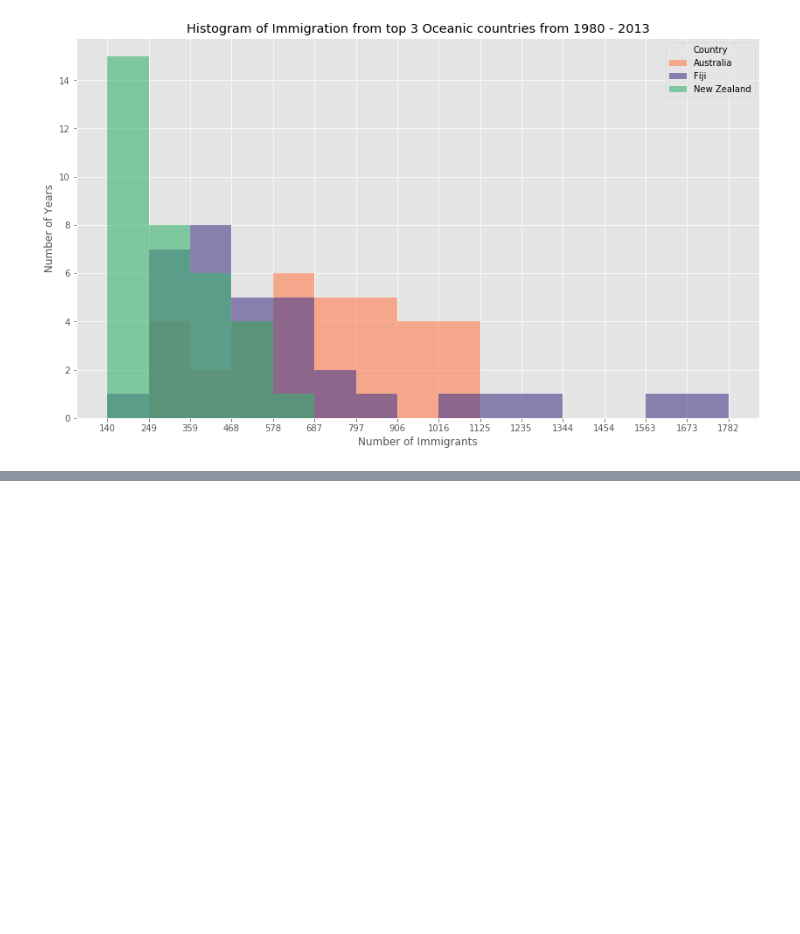
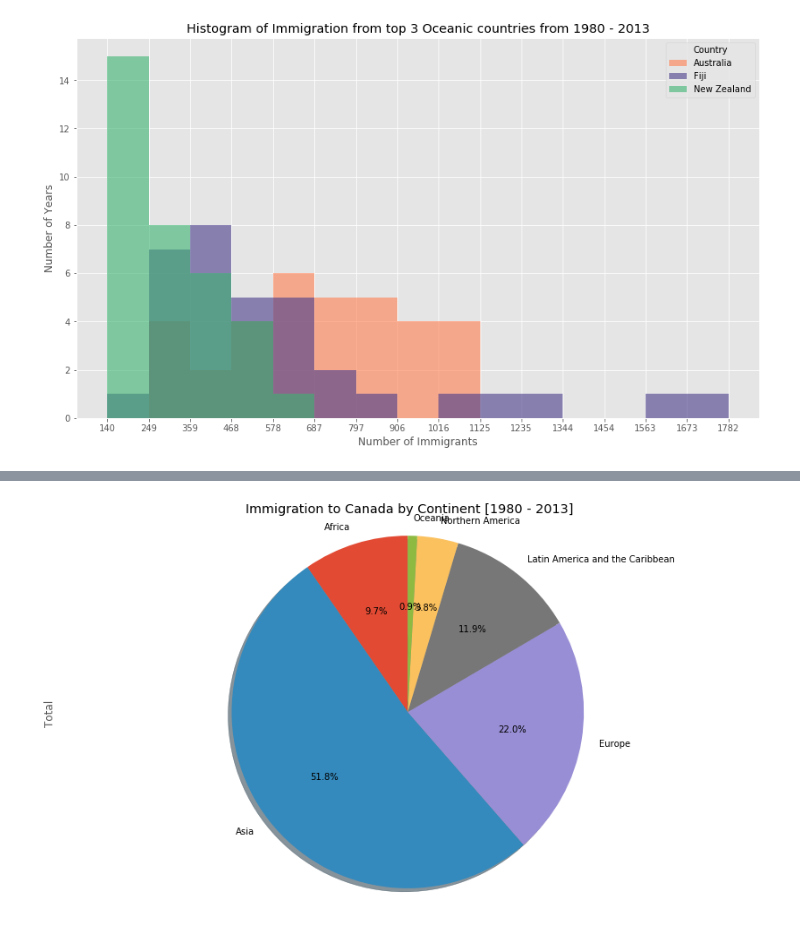
Before and after one commit to amarpy/migration_to_canada_analysis, a Jupyter notebook: migration_to_canada_analysis.ipynb, the cells around one changed output, grey strips where cells are left out. Drawn from its saved outputs; the diff is of its cells as text; code cells hidden in the pictures; blank space fills up the shorter version.

```diff
--- a/migration_to_canada_analysis.ipynb
+++ b/migration_to_canada_analysis.ipynb
@@ -301,3 +299,9 @@ plt.xlabel('Number of Immigrants')
 plt.show()
 # %% [output]
 [figure]
+# %%
+df_continents = df_can.groupby("Continent", axis = 0).sum()
+
+print(type(df_can.groupby("Continent", axis = 0)))
+
+df_continents.head()
@@ -303,0 +318,12 @@ plt.show()
+# %%
+df_continents["Total"].plot(kind = "pie",
+                           figsize = (14, 8),
+                           autopct = "%1.1f%%",
+                           startangle = 90,
+                           shadow = True)
+
+plt.title("Immigration to Canada by Continent [1980 - 2013]")
+plt.axis("equal")
+plt.show()
+# %% [output]
+[figure, added]
```
Also changed, not shown: parts of 8 cells of this notebook.
